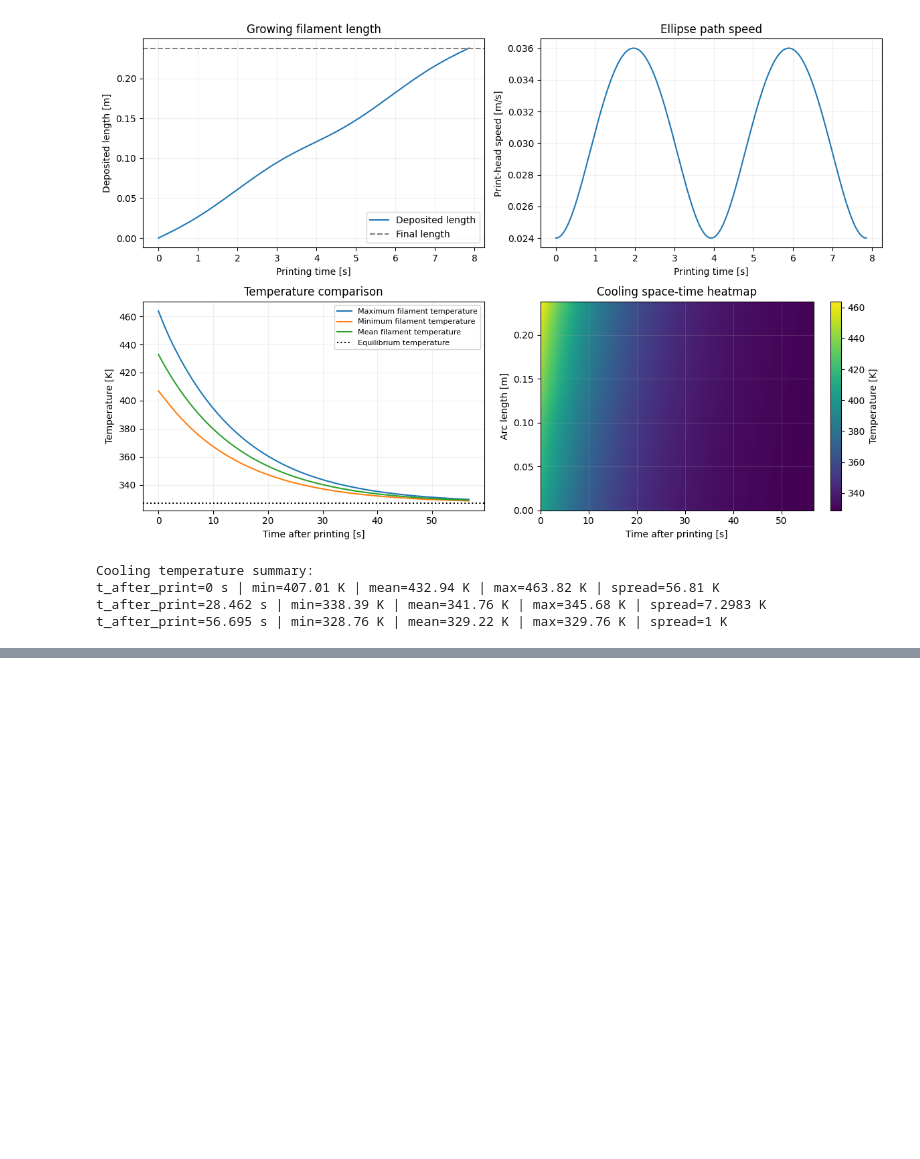
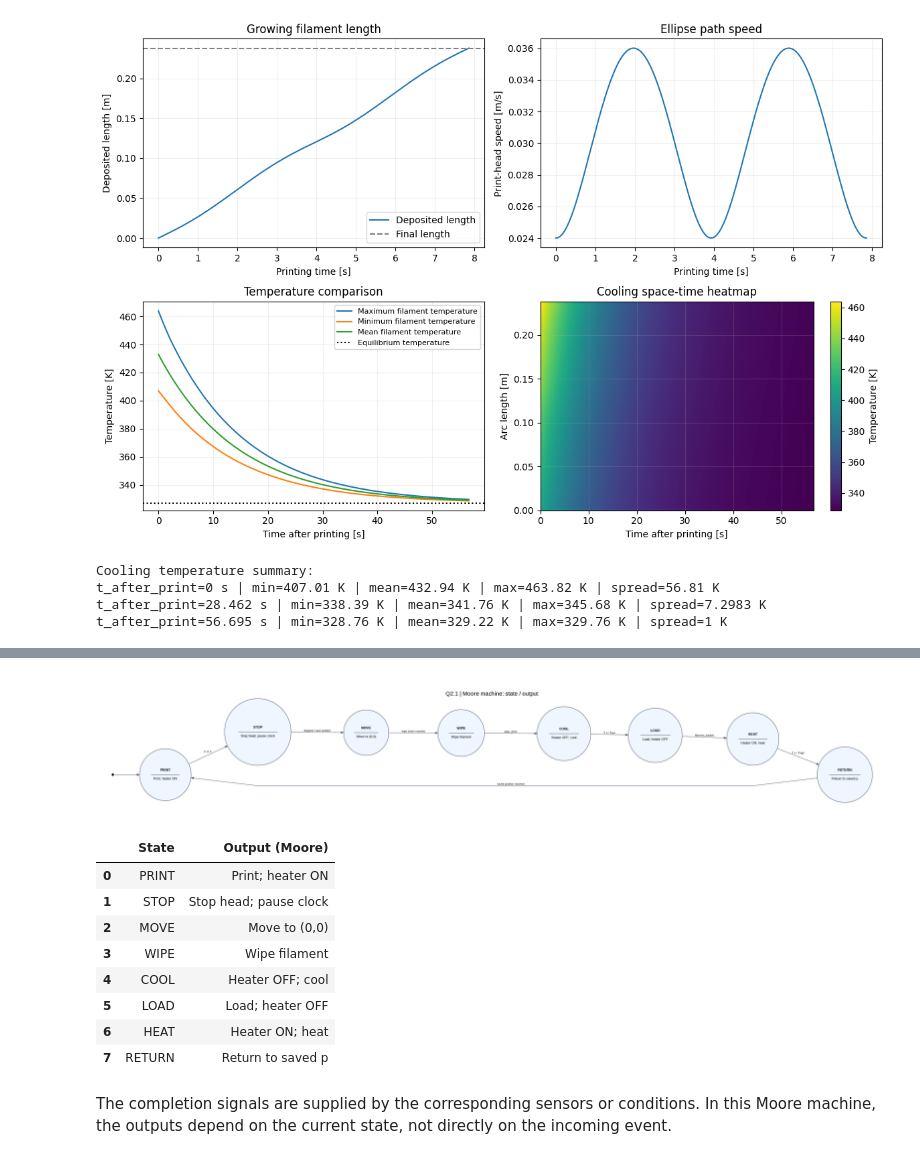
Before and after one commit to ireneeleon/SC42155_MiniProject_G17, a Jupyter notebook: Modelling_Mini_Project.ipynb, the cells around one changed output, grey strips where cells are left out. Cells and saved outputs as stored; diff of their text form; code cells hidden in the pictures; blank space fills up the shorter version.

```diff
--- a/Modelling_Project_Q1.ipynb
+++ b/Modelling_Mini_Project.ipynb
@@ -885,16 +791,0 @@ The solid curve represents the filament already deposited; the dashed curve is t
-# %%
-fig,axs=plt.subplots(1,2,figsize=(11,4))
-phi=np.linspace(0,2*np.pi,500)
-phi_done=np.linspace(0,1.35*np.pi,350)
-axs[0].plot(np.cos(phi),.6*np.sin(phi),'--',alpha=.35,lw=2,label='Not yet deposited')
-axs[0].plot(np.cos(phi_done),.6*np.sin(phi_done),lw=4,label='Deposited')
-axs[0].scatter([np.cos(phi_done[-1])],[.6*np.sin(phi_done[-1])],s=60,zorder=3,label='Moving nozzle')
-axs[0].set(xlabel='Normalized x',ylabel='Normalized y',title='Ellipse during deposition')
-axs[0].axis('equal');axs[0].legend(fontsize=8)
-for j,tfrac in enumerate([.25,.5,.75,1]):
-    axs[1].plot([0,tfrac],[3-j]*2,lw=9,solid_capstyle='butt')
-    axs[1].plot([tfrac,1],[3-j]*2,ls=':',alpha=.3)
-    axs[1].text(1.03,3-j,f'{int(tfrac*100)}% deposited',va='center',fontsize=9)
-axs[1].set(xlim=(-.03,1.6),ylim=(-.7,3.7),title='Growing 1D domain',xlabel='Fraction of final arc length')
-axs[1].set_yticks([]);axs[1].spines[['left','right','top']].set_visible(False)
-plt.tight_layout();plt.show()
@@ -902,0 +960,38 @@ plt.tight_layout();plt.show()
+# %%
+# Moore convention: circular nodes divided into two compartments.
+MOORE_OUTPUT = {
+    'PRINT': 'Print; heater ON',
+    'STOP': 'Stop head; pause clock',
+    'MOVE': 'Move to (0,0)',
+    'WIPE': 'Wipe filament',
+    'COOL': 'Heater OFF; cool',
+    'LOAD': 'Load; heater OFF',
+    'HEAT': 'Heater ON; heat',
+    'RETURN': 'Return to saved p'
+}
+MOORE_EDGES = [
+    ('PRINT','STOP','C or F'),
+    ('STOP','MOVE','stopped / save position'),
+    ('MOVE','WIPE','wipe tower reached'),
+    ('WIPE','COOL','wipe_done'),
+    ('COOL','LOAD','T <= Tlow'),
+    ('LOAD','HEAT','filament_loaded'),
+    ('HEAT','RETURN','T >= Thigh'),
+    ('RETURN','PRINT','saved position reached')
+]
+diagram({k:k+'\n'+v for k,v in MOORE_OUTPUT.items()}, MOORE_EDGES,
+        'Q2.1 | Moore machine: state / output',initial='PRINT',rankdir='LR',moore=True)
+display(pd.DataFrame([{'State':k,'Output (Moore)':v} for k,v in MOORE_OUTPUT.items()]))
+# %% [output]
+[figure, added]
+|  | State | Output (Moore) |
+| 0 | PRINT | Print; heater ON |
+| 1 | STOP | Stop head; pause clock |
+| 2 | MOVE | Move to (0,0) |
+| 3 | WIPE | Wipe filament |
+| 4 | COOL | Heater OFF; cool |
+| 5 | LOAD | Load; heater OFF |
+| 6 | HEAT | Heater ON; heat |
+| 7 | RETURN | Return to saved p |
+# %% [markdown]
+The completion signals are supplied by the corresponding sensors or conditions. In this Moore machine, the outputs depend on the current state, not directly on the incoming event.
```
Also changed, not shown: parts of 17 cells of this notebook.
